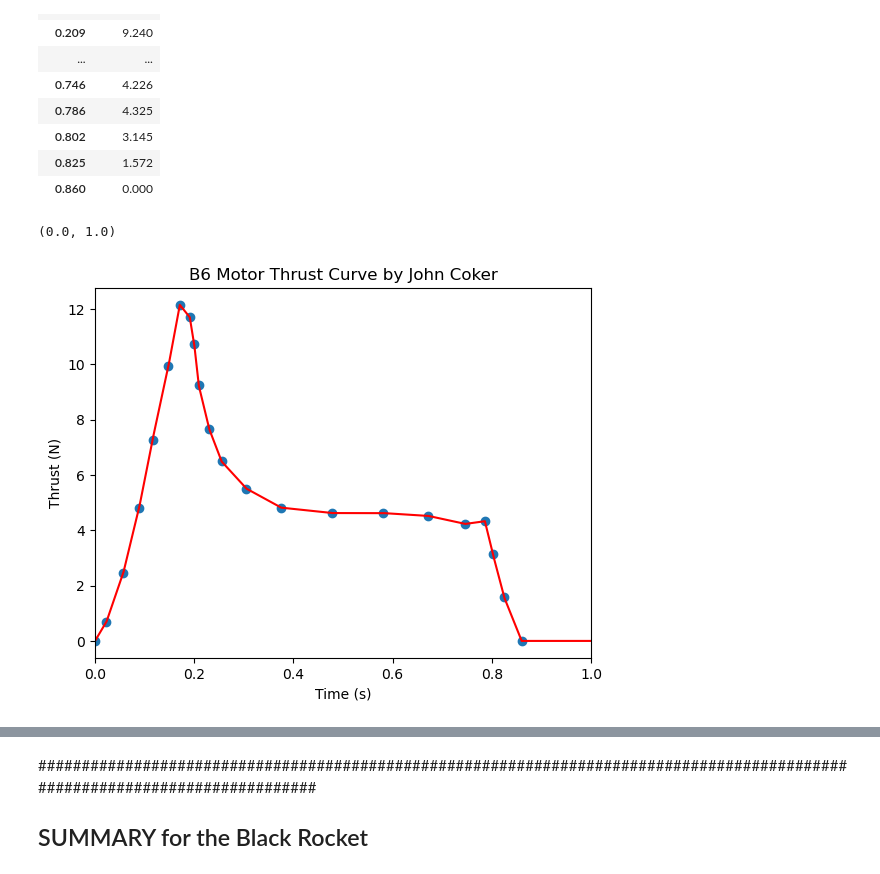
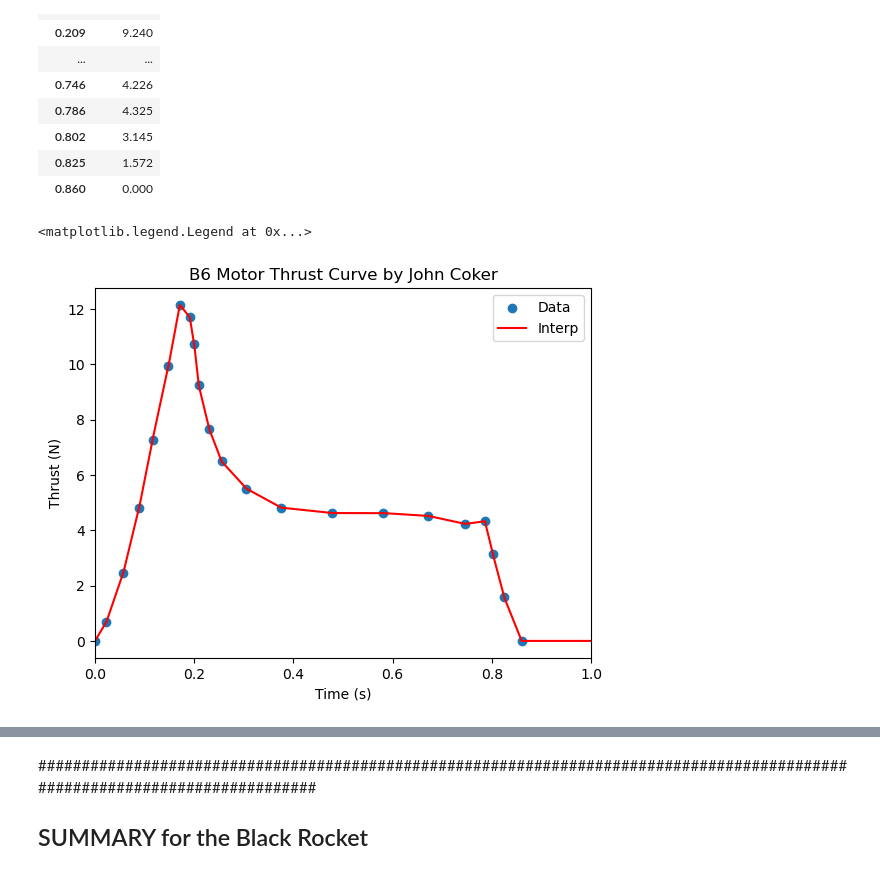
Before and after one commit to BamtolYy/rocket, a Jupyter notebook: simulation/2DRocketSim.ipynb, the cells around one changed output, grey strips where cells are left out. Cells and saved outputs as stored; diff of their text form; code cells hidden in the pictures.

```diff
--- a/simulation/2DRocketSim.ipynb
+++ b/simulation/2DRocketSim.ipynb
@@ -163,28 +165,29 @@ ThrustData.set_index('Time (s)')
 # %%
 ## Curve Fit Thrust Curve
 ThrustData = pd.DataFrame(ThrustData).to_numpy()
 fit = []
 fit = np.interp(t, ThrustData[:,0],ThrustData[:,1])
 # Type of curve I am going to be fitting for the thrust curve
 # def linear(x, a,b):
 #     return a*x + b
 # for i in range(0,len(ThrustData)-1):
 #     timeForCurveFit = np.arange(ThrustData[i,0],ThrustData[i+1,0]+tstep,tstep)
 #     constants       = curve_fit(linear, ThrustData[i:i+2,0], ThrustData[i:i+2,1])
 #     a = constants[0][0]
 #     b = constants[0][1]
 #     for j in timeForCurveFit:
 #         fit.append(linear(j, a,b))
 #         curvetime.append(j)
 # fit = np.array(fit)
 # curvetime = np.array(curvetime)
 
 plt.scatter(ThrustData[:,0],ThrustData[:,1])
 plt.plot(t,fit, color ='red')
 plt.title('B6 Motor Thrust Curve by John Coker')
 plt.xlabel('Time (s)')
 plt.ylabel('Thrust (N)')
 plt.xlim([0,1])
+plt.legend(['Data','Interp'])
 # %% [output]
-(0.0, 1.0)
+<matplotlib.legend.Legend at 0x...>
-[figure, old version]
+[figure, new version]
```
Also changed, not shown: parts of 11 cells of this notebook, 1 other file.
